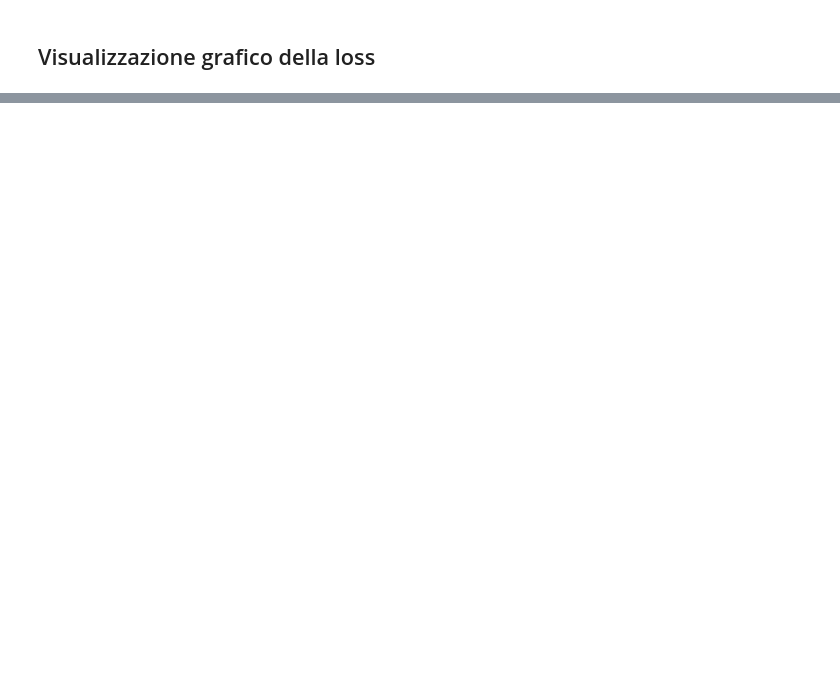
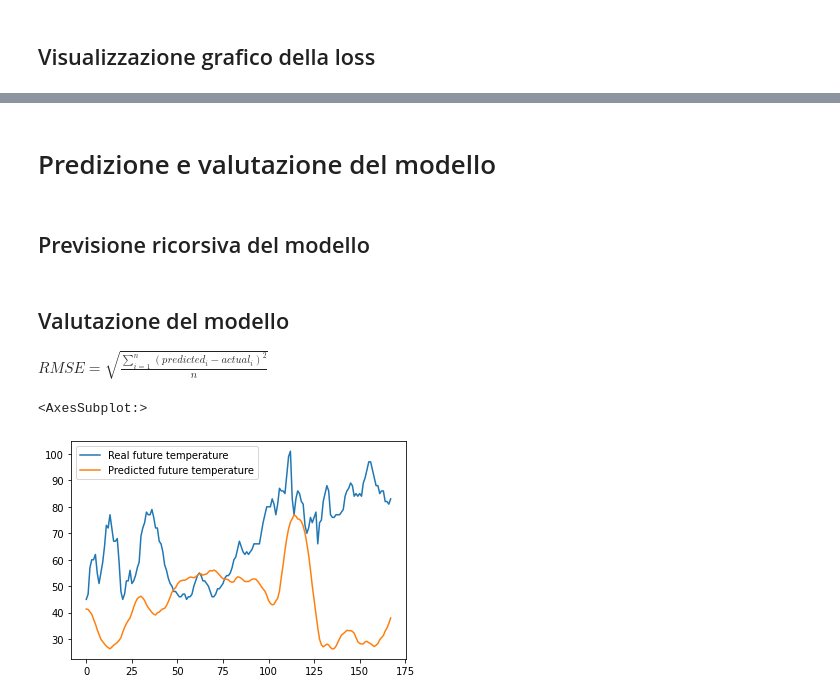
Before and after one commit to dbrglc/progetto_previsione_temperature, a Jupyter notebook: Progetto_dl_LSTM.ipynb, the cells around one changed output, grey strips where cells are left out. Cells and saved outputs as stored; diff of their text form; code cells hidden in the pictures; blank space fills up the shorter version.

```diff
--- a/Progetto_dl_LSTM.ipynb
+++ b/Progetto_dl_LSTM.ipynb
@@ -305,0 +329,57 @@ _ = xs.set_xlabel("epoch")
+# %% [markdown]
+# Predizione e valutazione del modello
+# %% [markdown]
+## Previsione ricorsiva del modello
+# %%
+valori_veri_lista = []
+valori_veri_lista.append((test_set_scaled[:,2] * standard_scaler.scale_[2]) + standard_scaler.mean_[2])
+# %%
+from math import sqrt
+from torch import nn
+from array import array
+
+evalutation_loss = nn.MSELoss()
+
+last_3_rows_training = [training_set_scaled[-3:]]
+
+def evaluate_model(model, first_input, test):
+	predictions = list()
+	input = first_input
+
+	prima_predizione = model(torch.FloatTensor(input))
+	prima_predizione = torch.squeeze(prima_predizione).cpu().detach().numpy().tolist()
+	predictions.append(prima_predizione)
+
+	test_set_scaled[0,2] = prima_predizione
+	input = [np.delete( np.append(input[0], [test_set_scaled[0]], axis=0), 0, 0)]
+
+	for i in range(len(test) - 1):
+
+		with torch.no_grad():
+			predizione = model(torch.FloatTensor(input))
+			predizione = torch.squeeze(predizione).cpu().detach().numpy().tolist()
+
+			test_set_scaled[1 + i,2] = predizione
+
+			input = [np.delete( np.append(input[0], [test_set_scaled[1 + i]], axis=0), 0, 0)]
+			predictions.append(predizione)
+	return predictions
+
+recursive_pred = evaluate_model(model, last_3_rows_training, test_set_scaled)
+# %% [markdown]
+## Valutazione del modello
+
+$ RMSE = \sqrt{\frac {
+\sum_{i = 1}^{n} {(predicted_i - actual_i)^2}
+}{n} } $
+# %%
+valori_previsti_lista = []
+
+valori_previsti_lista.append((np.float64(recursive_pred) * standard_scaler.scale_[2]) + standard_scaler.mean_[2])
+
+result = pd.DataFrame({'Real future temperature':valori_veri_lista[0], 'Predicted future temperature':valori_previsti_lista[0] }, index=list(range(len(valori_veri_lista[0]))))
+
+result.plot()
+# %% [output]
+<AxesSubplot:>
+[figure, added]
```
Also changed, not shown: parts of 14 cells of this notebook, 9 other files.
